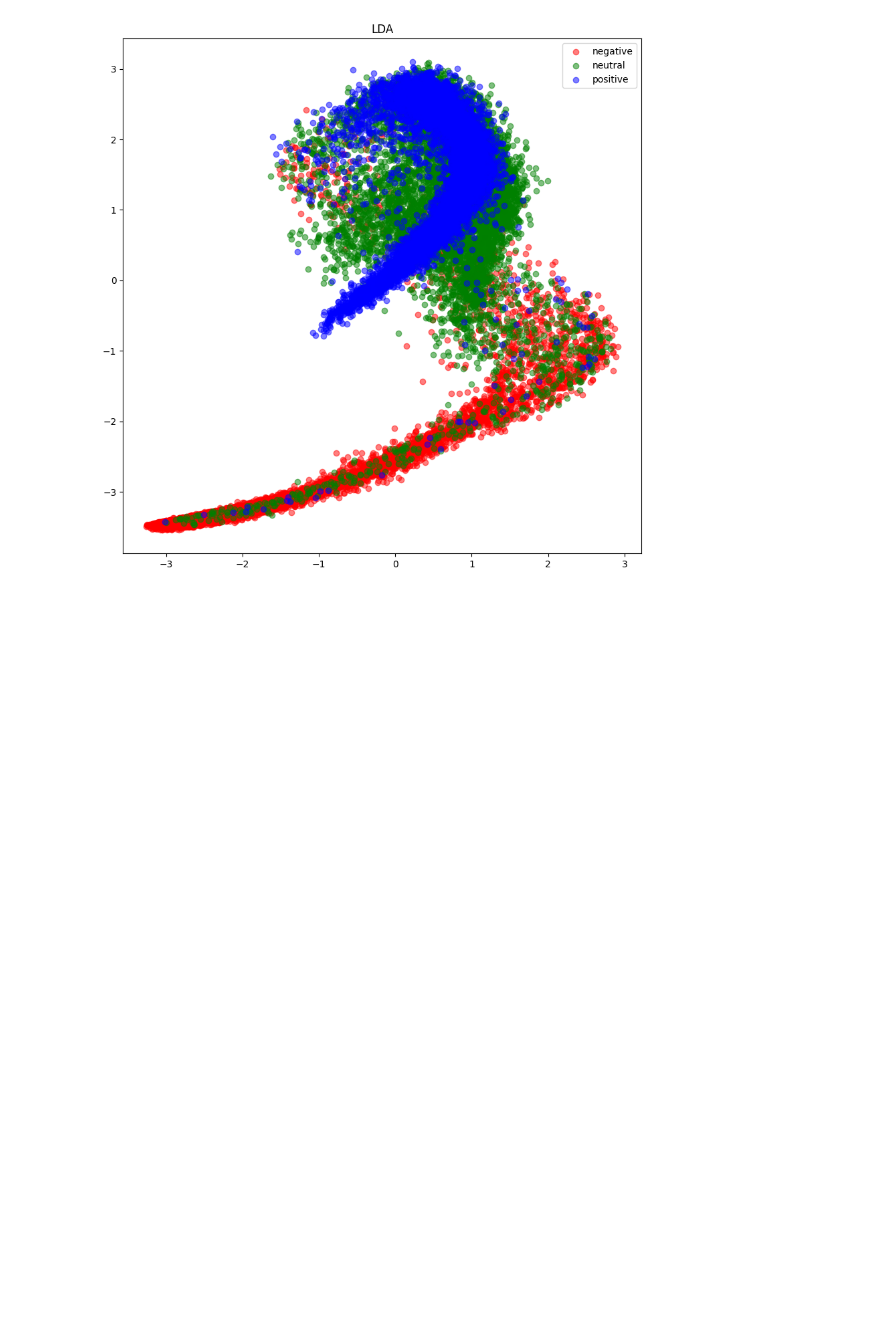
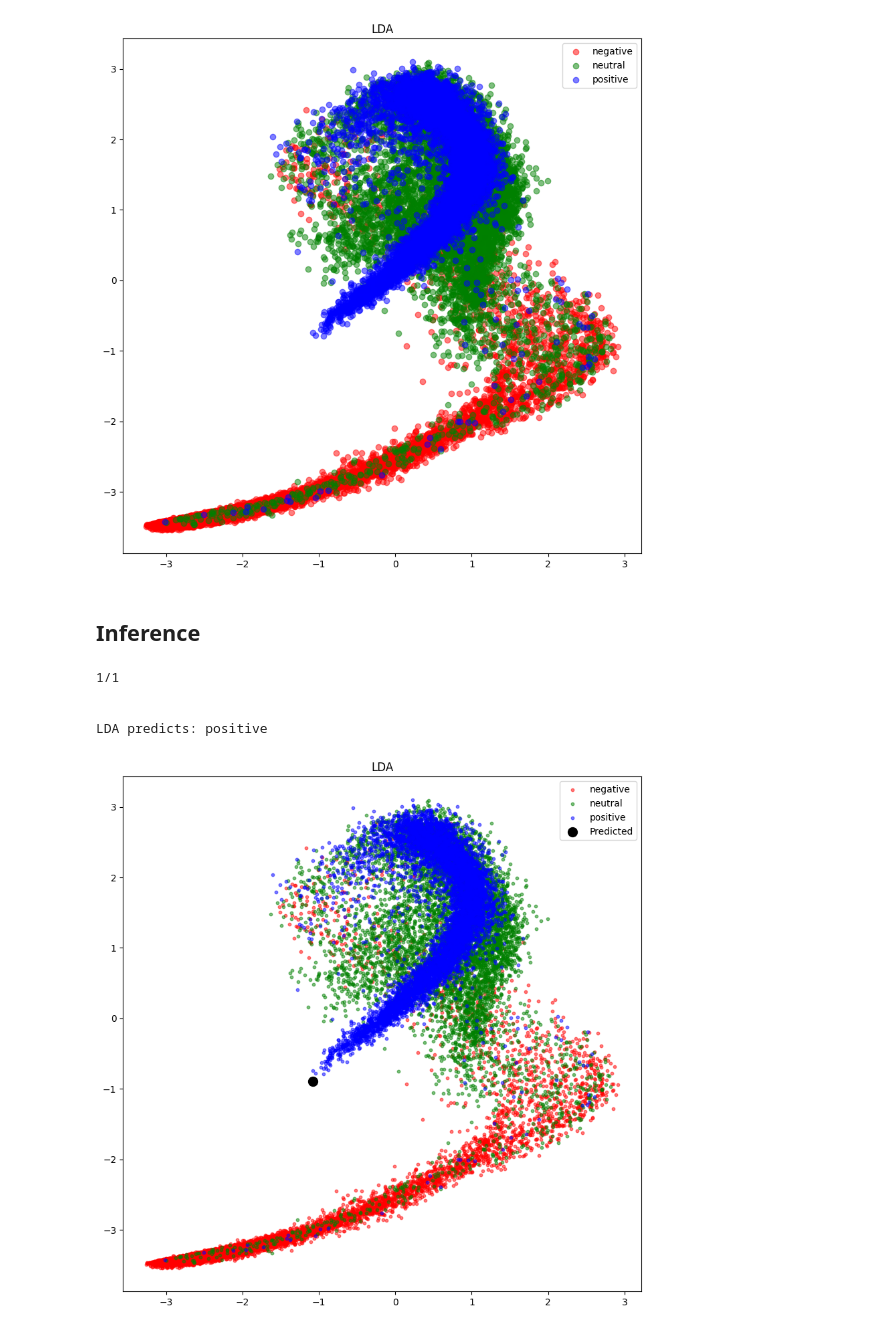
Before and after one commit to UltraArceus3/SentimentAnalysisLDA, a Jupyter notebook: main.ipynb, the cells around one changed output. Drawn from its saved outputs; the diff is of its cells as text; code cells hidden in the pictures; blank space fills up the shorter version.

Commit message:
Added inference cell with prediction and dim. red. graph

```diff
--- a/main.ipynb
+++ b/main.ipynb
@@ -397,3 +397,62 @@ plt.title('LDA')
 plt.show()
 # %% [output]
 [figure]
+# %% [markdown]
+## Inference
+# %%
+text = "I am so happy!"
+
+# BERT embedding
+encodings = tokenizer(text, truncation=True, padding=True, return_tensors='pt')
+emb = get_embeddings(bert, TweetDataset(encodings, [0]))
+features = emb[0]
+
+# Reshaping
+features = torch.tensor(features).float()
+features = features.reshape(1, -1)
+
+# LDA
+Sigma = xmu.T@xmu / (N-n_cl)
+
+Sinv = np.linalg.inv(Sigma)
+delta = np.array([np.log(N_t[i]/N)-(1/2) * mu_t[i].T @ Sinv @ mu_t[i]
+                + features @ Sinv @ mu_t[i] for i in range(n_cl)])
+
+print("LDA predicts:", id2label[np.argmax(delta)]) # LDA prediction
+
+
+# LDA Dimensionalty Reduction plot onto training data
+X = X_train_emb
+y = y_train_emb
+
+X = np.vstack((X, features))
+y = np.append(y, 3)
+
+B=np.sum([N_t[i]*mu_t[i].reshape(-1,1)@mu_t[i].reshape(1,-1)
+                   for i in range(n_cl)],0)
+
+W = xmu.T @ xmu
+
+L, P = np.linalg.eigh(np.linalg.inv(W)@B)
+
+x_cent = X - Mu
+PC2 = x_cent @ P
+PC2 = PC2
+
+plt.figure(figsize=(10,10))
+colors = ['r',"g",'b', 'black']
+alphas = [0.5,0.5,0.5,1.]
+
+for i in range(n_cl+1):
+    plt.scatter(PC2[y == i, n_f - 1], PC2[y == i, n_f - 2],
+                c = colors[i], label = id2label[i] if i != 3 else 'Predicted', alpha=alphas[i], s=100 if i == 3 else 10)
+plt.legend()
+plt.title('LDA')
+
+plt.show()
+# %% [output]
+1/1
+
+
+LDA predicts: positive
+[figure, added]
```
